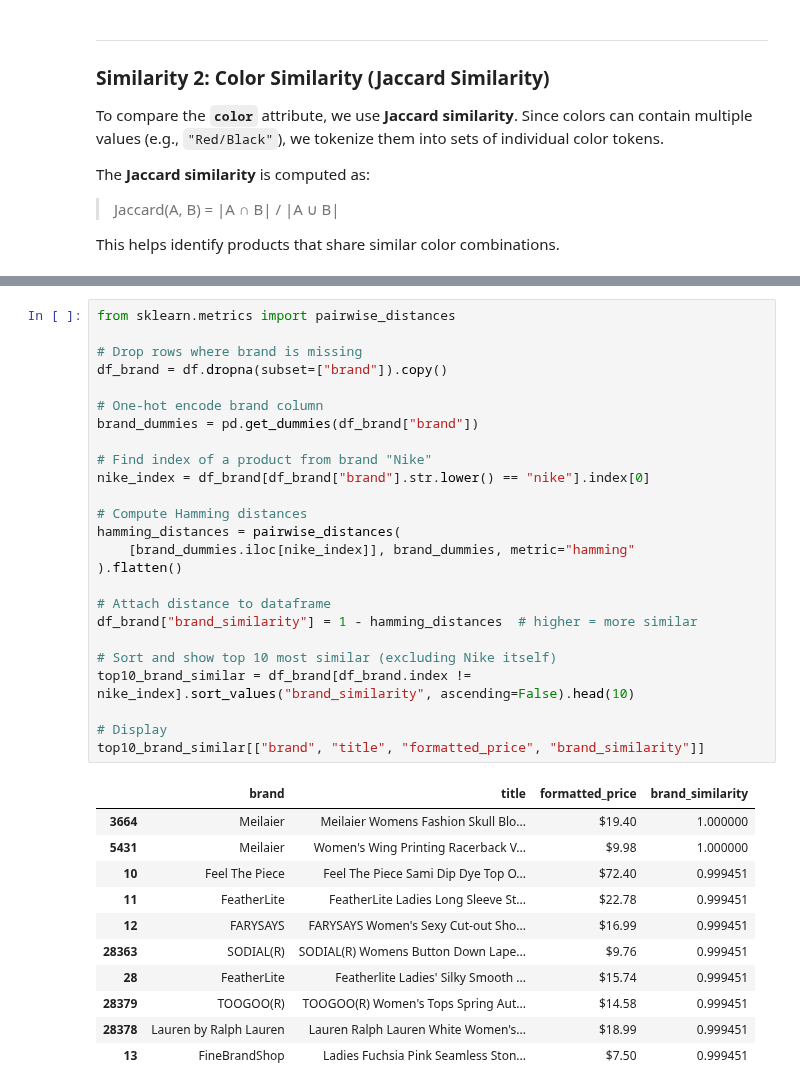
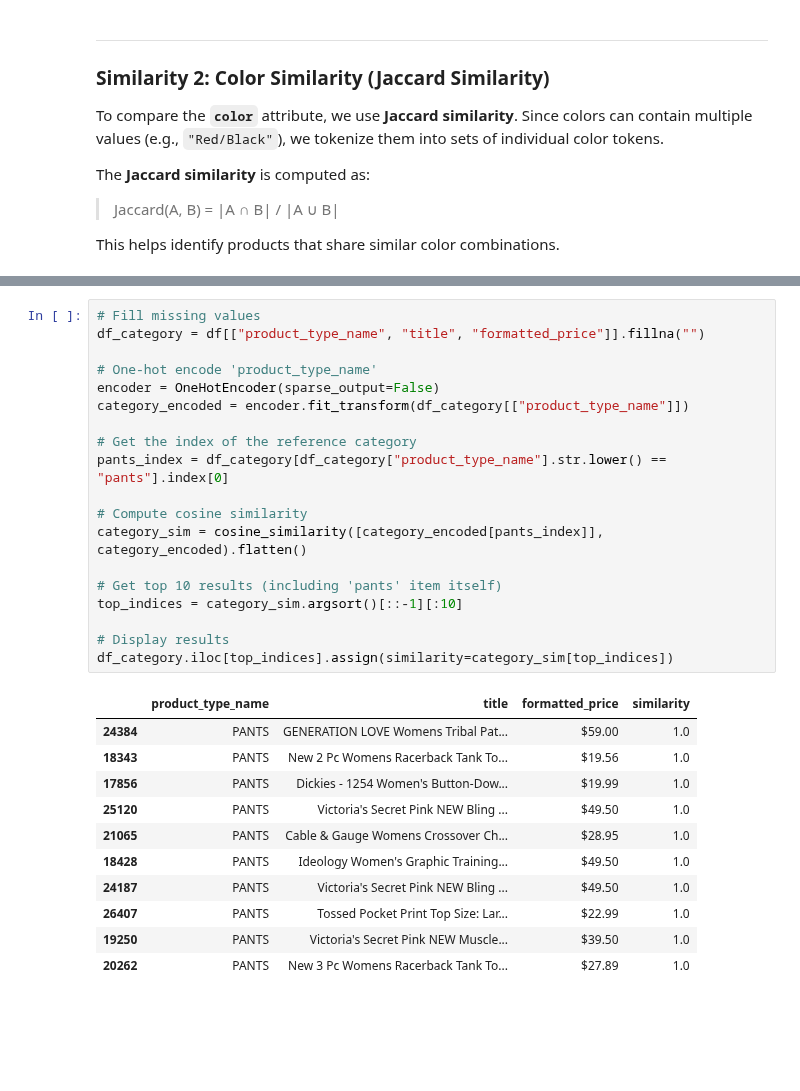
Before and after one commit to royruik/CSI4142_Assignments, a Jupyter notebook: A4/A4_Jupyter_Analysis14.ipynb, the cells around one changed output, grey strips where cells are left out. Cells and saved outputs as stored; diff of their text form; blank space fills up the shorter version.

```diff
--- a/A4/A4_Jupyter_Analysis14.ipynb
+++ b/A4/A4_Jupyter_Analysis14.ipynb
@@ -172,37 +218,31 @@ We want to find clothing items that come from **brands similar to "Nike"**. To d
-# %%
-from sklearn.metrics import pairwise_distances
-
-# Drop rows where brand is missing
-df_brand = df.dropna(subset=["brand"]).copy()
-
-# One-hot encode brand column
-brand_dummies = pd.get_dummies(df_brand["brand"])
-
-# Find index of a product from brand "Nike"
-nike_index = df_brand[df_brand["brand"].str.lower() == "nike"].index[0]
-
-# Compute Hamming distances
-hamming_distances = pairwise_distances(
-    [brand_dummies.iloc[nike_index]], brand_dummies, metric="hamming"
-).flatten()
-
-# Attach distance to dataframe
-df_brand["brand_similarity"] = 1 - hamming_distances  # higher = more similar
-
-# Sort and show top 10 most similar (excluding Nike itself)
-top10_brand_similar = df_brand[df_brand.index != nike_index].sort_values("brand_similarity", ascending=False).head(10)
-
-# Display
-top10_brand_similar[["brand", "title", "formatted_price", "brand_similarity"]]
-# %% [output]
-|  | brand | title | formatted_price | brand_similarity |
-| 3664 | Meilaier | Meilaier Womens Fashion Skull Blo... | $19.40 | 1.000000 |
-| 5431 | Meilaier | Women's Wing Printing Racerback V... | $9.98 | 1.000000 |
-| 10 | Feel The Piece | Feel The Piece Sami Dip Dye Top O... | $72.40 | 0.999451 |
-| 11 | FeatherLite | FeatherLite Ladies Long Sleeve St... | $22.78 | 0.999451 |
-| 12 | FARYSAYS | FARYSAYS Women's Sexy Cut-out Sho... | $16.99 | 0.999451 |
-| 28363 | SODIAL(R) | SODIAL(R) Womens Button Down Lape... | $9.76 | 0.999451 |
-| 28 | FeatherLite | Featherlite Ladies' Silky Smooth ... | $15.74 | 0.999451 |
-| 28379 | TOOGOO(R) | TOOGOO(R) Women's Tops Spring Aut... | $14.58 | 0.999451 |
-| 28378 | Lauren by Ralph Lauren | Lauren Ralph Lauren White Women's... | $18.99 | 0.999451 |
-| 13 | FineBrandShop | Ladies Fuchsia Pink Seamless Ston... | $7.50 | 0.999451 |
+# %%
+# Fill missing values
+df_category = df[["product_type_name", "title", "formatted_price"]].fillna("")
+
+# One-hot encode 'product_type_name'
+encoder = OneHotEncoder(sparse_output=False)
+category_encoded = encoder.fit_transform(df_category[["product_type_name"]])
+
+# Get the index of the reference category
+pants_index = df_category[df_category["product_type_name"].str.lower() == "pants"].index[0]
+
+# Compute cosine similarity
+category_sim = cosine_similarity([category_encoded[pants_index]], category_encoded).flatten()
+
+# Get top 10 results (including 'pants' item itself)
+top_indices = category_sim.argsort()[::-1][:10]
+
+# Display results
+df_category.iloc[top_indices].assign(similarity=category_sim[top_indices])
+# %% [output]
+|  | product_type_name | title | formatted_price | similarity |
+| 24384 | PANTS | GENERATION LOVE Womens Tribal Pat... | $59.00 | 1.0 |
+| 18343 | PANTS | New 2 Pc Womens Racerback Tank To... | $19.56 | 1.0 |
+| 17856 | PANTS | Dickies - 1254 Women's Button-Dow... | $19.99 | 1.0 |
+| 25120 | PANTS | Victoria's Secret Pink NEW Bling ... | $49.50 | 1.0 |
+| 21065 | PANTS | Cable & Gauge Womens Crossover Ch... | $28.95 | 1.0 |
+| 18428 | PANTS | Ideology Women's Graphic Training... | $49.50 | 1.0 |
+| 24187 | PANTS | Victoria's Secret Pink NEW Bling ... | $49.50 | 1.0 |
+| 26407 | PANTS | Tossed Pocket Print Top Size: Lar... | $22.99 | 1.0 |
+| 19250 | PANTS | Victoria's Secret Pink NEW Muscle... | $39.50 | 1.0 |
+| 20262 | PANTS | New 3 Pc Womens Racerback Tank To... | $27.89 | 1.0 |
```
Also changed, not shown: parts of 9 cells of this notebook.
